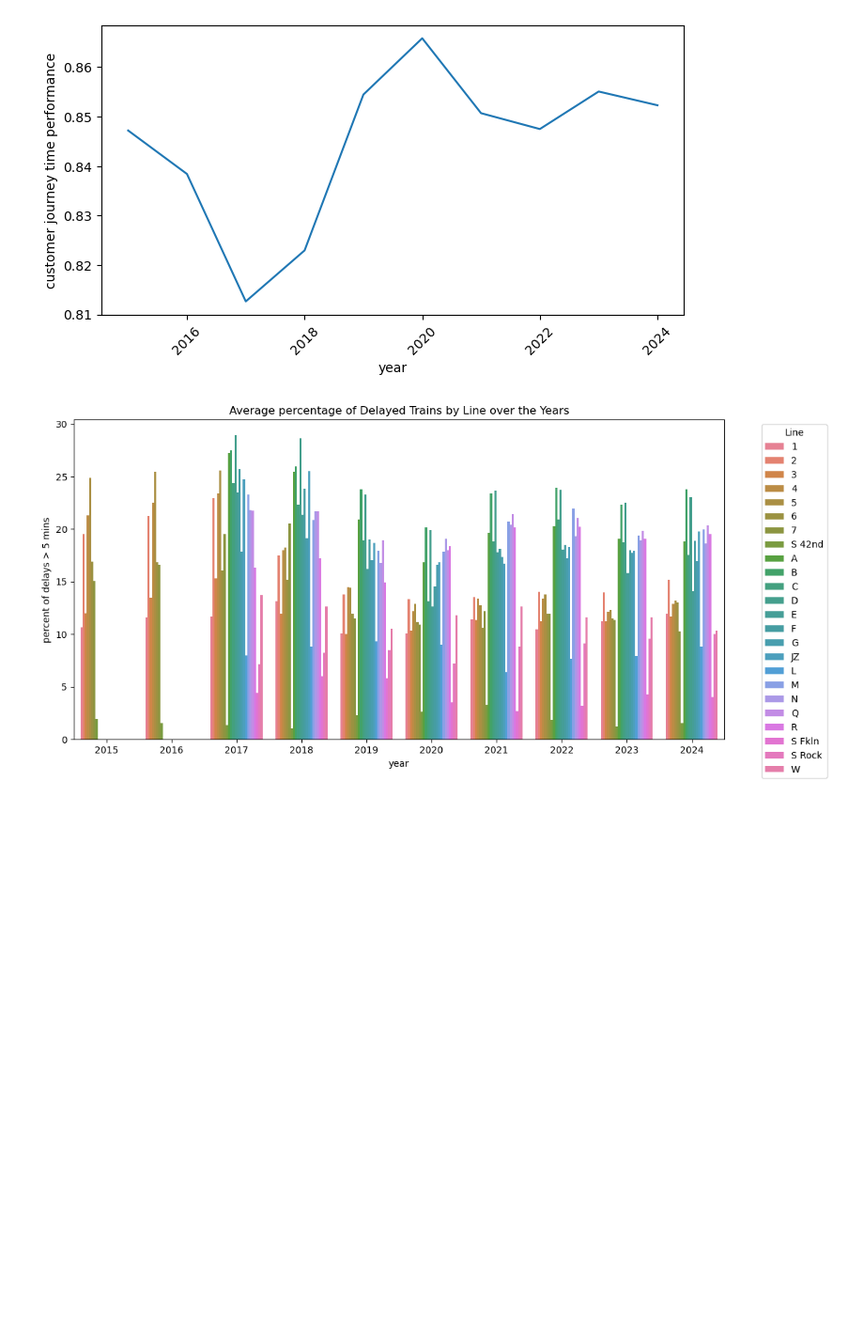
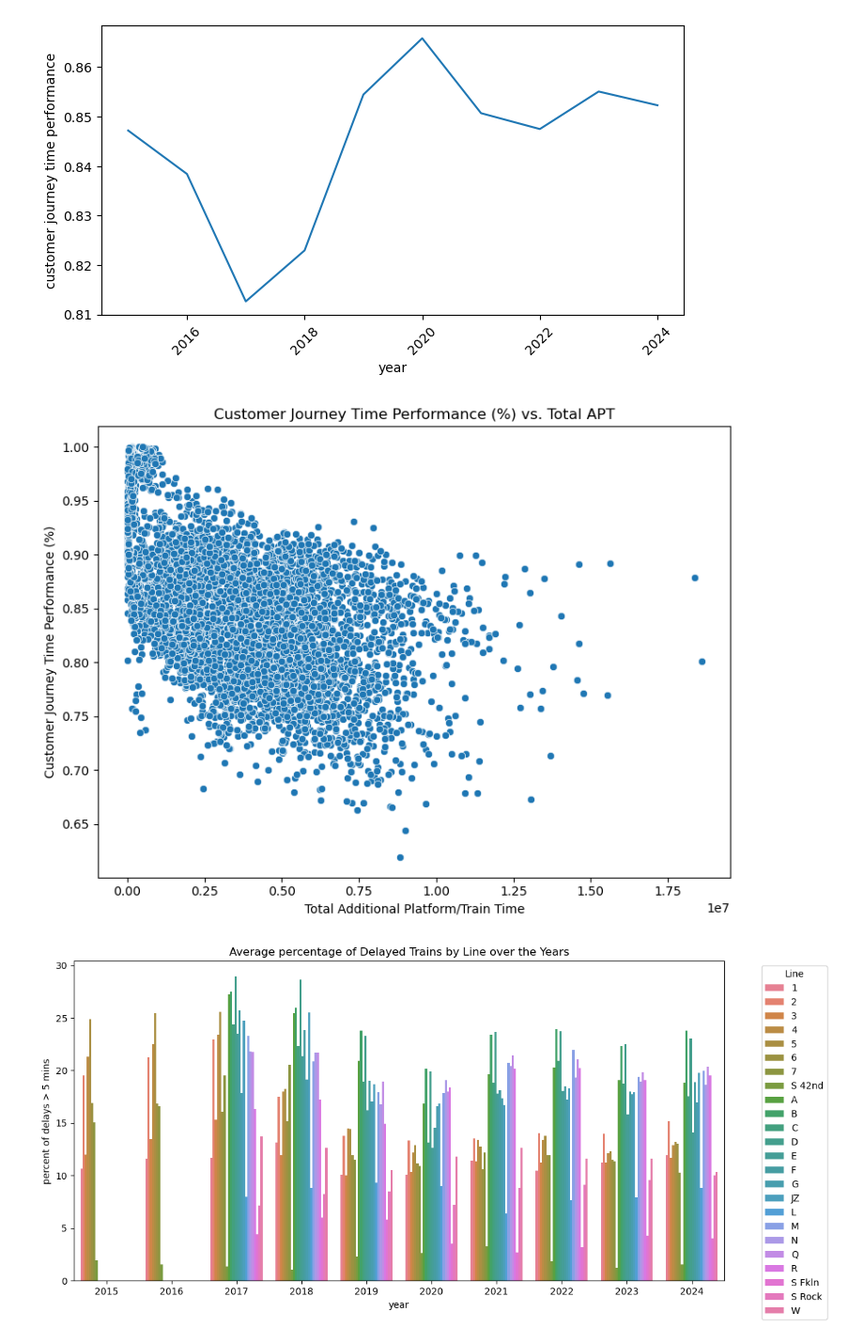
Before and after one commit to tali0n-git/MTA-subway-analysis, a Jupyter notebook: mina-notebook.ipynb, the cells around one changed output. Shown at 94% size. Saved outputs shown, nothing was run; the diff lists cells and outputs as text; code cells hidden in the pictures; blank space fills up the shorter version.

```diff
--- a/mina-notebook.ipynb
+++ b/mina-notebook.ipynb
@@ -116,6 +114,17 @@ plt.xticks(rotation=45)
 plt.show()
 # %% [output]
 [figure]
+# %%
+# scatterplot for total_apt and customer journey time performance
+plt.figure(figsize=(8, 6))
+sns.scatterplot(data=mta, x='total_apt', y='customer journey time performance')
+plt.title('Customer Journey Time Performance (%) vs. Total APT')
+plt.xlabel('Total Additional Platform/Train Time')
+plt.ylabel('Customer Journey Time Performance (%)')
+plt.tight_layout()
+plt.show()
+# %% [output]
+[figure, added]
 # %%
 # percentage of late time arrivals by line over the years
 late_by_lines = mta.groupby(['year', 'line'])['over_five_mins_perc'].mean().reset_index()
```
Also changed, not shown: parts of 8 cells of this notebook.
